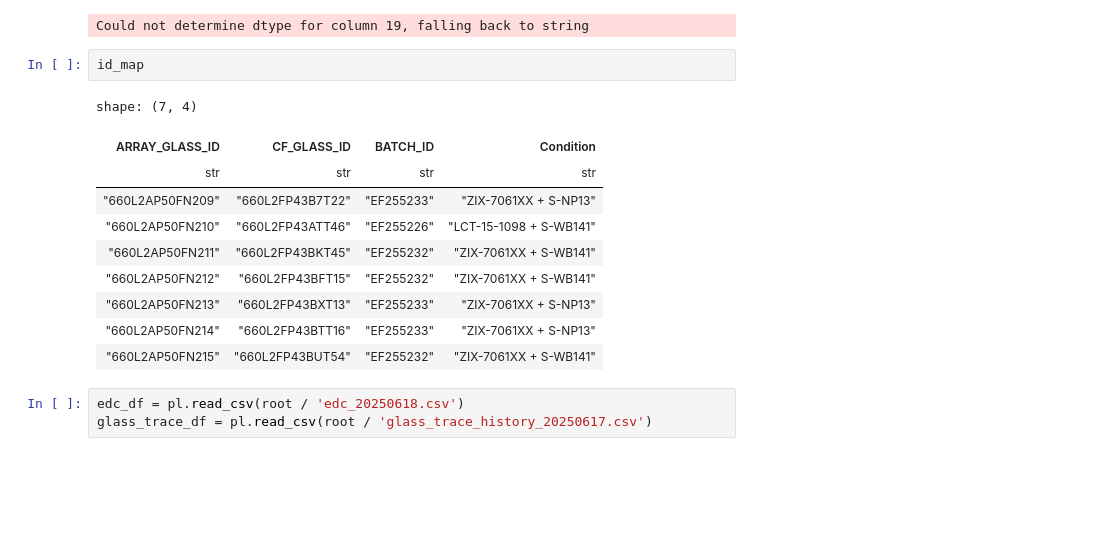
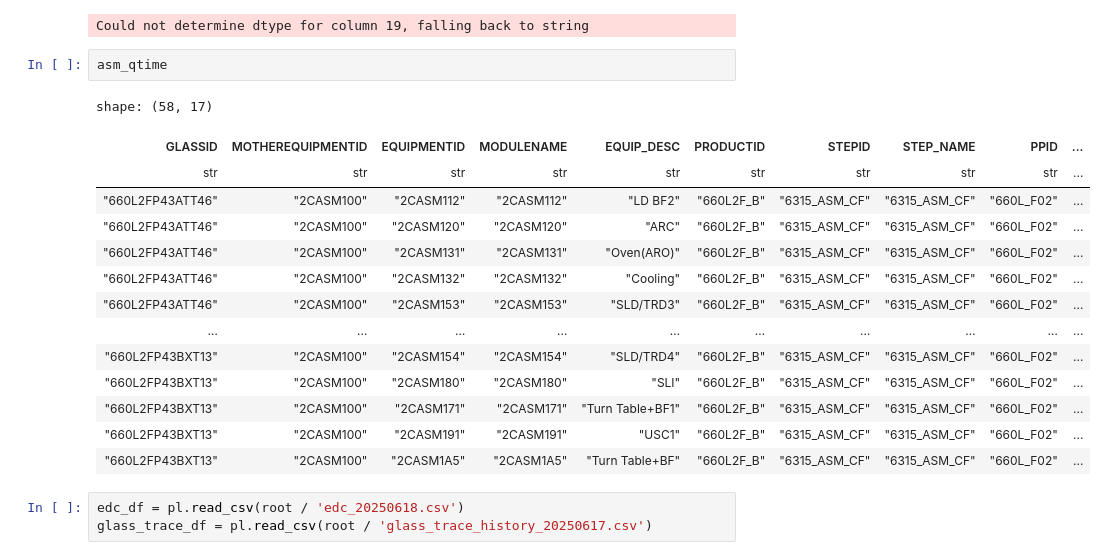
Before and after one commit to dimsplendid/innolux, a Jupyter notebook: notebooks/T2 6628 BP 3500 A ZIX-7061 S-NP13 S-WB141/t2_6628_seal_exp.ipynb, the cells around one changed output. Cells and saved outputs as stored; diff of their text form; blank space fills up the shorter version.

```diff
--- a/notebooks/T2 6628 BP 3500 A ZIX-7061 S-NP13 S-WB141/t2_6628_seal_exp.ipynb
+++ b/notebooks/T2 6628 BP 3500 A ZIX-7061 S-NP13 S-WB141/t2_6628_seal_exp.ipynb
@@ -81,18 +75,22 @@ Name: ZIX-7061XX, dtype: object
 # %% [output]
 Could not determine dtype for column 19, falling back to string
 # %%
-id_map
+asm_qtime
 # %% [output]
-shape: (7, 4)
+shape: (58, 17)
-| ARRAY_GLASS_ID | CF_GLASS_ID | BATCH_ID | Condition |
-| str | str | str | str |
-| "660L2AP50FN209" | "660L2FP43B7T22" | "EF255233" | "ZIX-7061XX + S-NP13" |
-| "660L2AP50FN210" | "660L2FP43ATT46" | "EF255226" | "LCT-15-1098 + S-WB141" |
-| "660L2AP50FN211" | "660L2FP43BKT45" | "EF255232" | "ZIX-7061XX + S-WB141" |
-| "660L2AP50FN212" | "660L2FP43BFT15" | "EF255232" | "ZIX-7061XX + S-WB141" |
-| "660L2AP50FN213" | "660L2FP43BXT13" | "EF255233" | "ZIX-7061XX + S-NP13" |
-| "660L2AP50FN214" | "660L2FP43BTT16" | "EF255233" | "ZIX-7061XX + S-NP13" |
-| "660L2AP50FN215" | "660L2FP43BUT54" | "EF255232" | "ZIX-7061XX + S-WB141" |
+| GLASSID | MOTHEREQUIPMENTID | EQUIPMENTID | MODULENAME | EQUIP_DESC | PRODUCTID | STEPID | STEP_NAME | PPID | ... |
+| str | str | str | str | str | str | str | str | str | ... |
+| "660L2FP43ATT46" | "2CASM100" | "2CASM112" | "2CASM112" | "LD BF2" | "660L2F_B" | "6315_ASM_CF" | "6315_ASM_CF" | "660L_F02" | ... |
+| "660L2FP43ATT46" | "2CASM100" | "2CASM120" | "2CASM120" | "ARC" | "660L2F_B" | "6315_ASM_CF" | "6315_ASM_CF" | "660L_F02" | ... |
+| "660L2FP43ATT46" | "2CASM100" | "2CASM131" | "2CASM131" | "Oven(ARO)" | "660L2F_B" | "6315_ASM_CF" | "6315_ASM_CF" | "660L_F02" | ... |
+| "660L2FP43ATT46" | "2CASM100" | "2CASM132" | "2CASM132" | "Cooling" | "660L2F_B" | "6315_ASM_CF" | "6315_ASM_CF" | "660L_F02" | ... |
+| "660L2FP43ATT46" | "2CASM100" | "2CASM153" | "2CASM153" | "SLD/TRD3" | "660L2F_B" | "6315_ASM_CF" | "6315_ASM_CF" | "660L_F02" | ... |
+| … | … | … | … | … | … | … | … | … | ... |
+| "660L2FP43BXT13" | "2CASM100" | "2CASM154" | "2CASM154" | "SLD/TRD4" | "660L2F_B" | "6315_ASM_CF" | "6315_ASM_CF" | "660L_F02" | ... |
+| "660L2FP43BXT13" | "2CASM100" | "2CASM180" | "2CASM180" | "SLI" | "660L2F_B" | "6315_ASM_CF" | "6315_ASM_CF" | "660L_F02" | ... |
+| "660L2FP43BXT13" | "2CASM100" | "2CASM171" | "2CASM171" | "Turn Table+BF1" | "660L2F_B" | "6315_ASM_CF" | "6315_ASM_CF" | "660L_F02" | ... |
+| "660L2FP43BXT13" | "2CASM100" | "2CASM191" | "2CASM191" | "USC1" | "660L2F_B" | "6315_ASM_CF" | "6315_ASM_CF" | "660L_F02" | ... |
+| "660L2FP43BXT13" | "2CASM100" | "2CASM1A5" | "2CASM1A5" | "Turn Table+BF" | "660L2F_B" | "6315_ASM_CF" | "6315_ASM_CF" | "660L_F02" | ... |
 # %%
 edc_df = pl.read_csv(root / 'edc_20250618.csv')
 glass_trace_df = pl.read_csv(root / 'glass_trace_history_20250617.csv')
```
Also changed, not shown: parts of 10 cells of this notebook, 10 other files.
